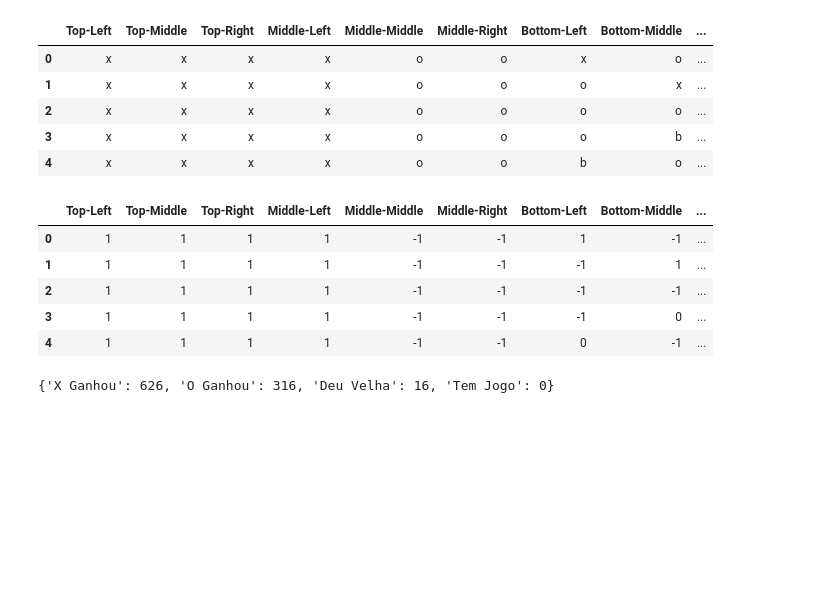
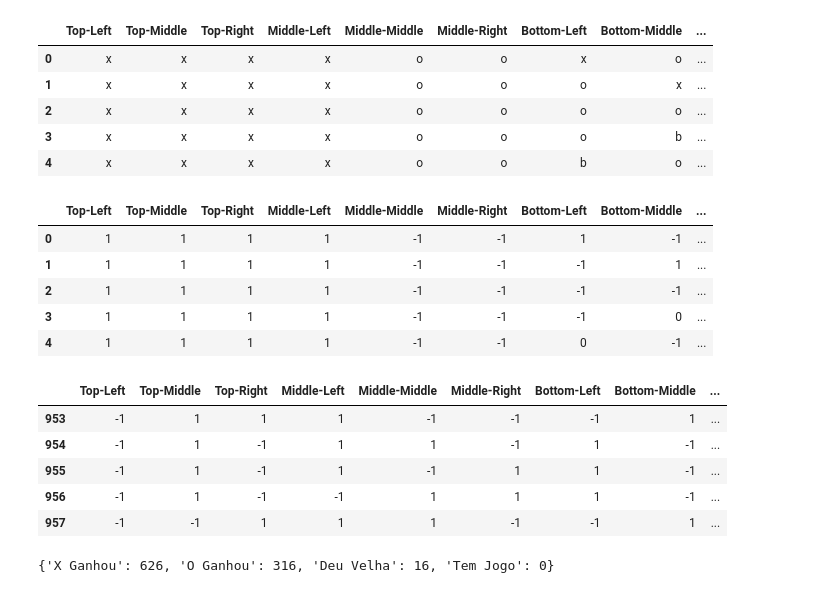
Before and after one commit to EngenhariaSoftwarePUCRS/Inteligencia_Artificial, a Jupyter notebook: Trabalho01/Trabalho01.ipynb, the cells around one changed output. Drawn from its saved outputs; the diff is of its cells as text; code cells hidden in the pictures; blank space fills up the shorter version.

Commit message:
Improved Cell Typing

```diff
--- a/Trabalho01/Trabalho01.ipynb
+++ b/Trabalho01/Trabalho01.ipynb
@@ -95,9 +106,25 @@ dataset.head(5)
 | 2 | x | x | x | x | o | o | o | o | ... |
 | 3 | x | x | x | x | o | o | o | b | ... |
 | 4 | x | x | x | x | o | o | b | o | ... |
-# %%
-for columnName in columnNames:
-  dataset[columnName] = dataset[columnName].apply(cell_to_number)
+# %%
+for index, row in dataset.iterrows():
+    board: list[Cell] = []
+    for i, cell_str in enumerate(row.array.tolist()[:-1]):
+        columnName = columnNames[i]
+        cell = to_cell(cell_str)
+        dataset.at[index, columnName] = cell.value
+        board.append(cell)
+
+    if row[targetClass] == 'positive':
+        targetValue = "X Ganhou"
+    elif has_won(CELL_O, board):
+        targetValue = "O Ganhou"
+    elif CELL_B.value in board:
+        targetValue = "Tem Jogo"
+    else:
+        targetValue = "Deu Velha"
+
+    dataset.at[index, targetClass] = targetValue
 # %%
 dataset.head(5)
 # %% [output]
@@ -107,21 +134,15 @@ dataset.head(5)
 | 2 | 1 | 1 | 1 | 1 | -1 | -1 | -1 | -1 | ... |
 | 3 | 1 | 1 | 1 | 1 | -1 | -1 | -1 | 0 | ... |
 | 4 | 1 | 1 | 1 | 1 | -1 | -1 | 0 | -1 | ... |
-# %%
-# NOTE: Run only once
-for index, row in dataset.iterrows():
-    board = row.array.tolist()[:-1]
-
-    if row[targetClass] == 'positive':
-        targetValue = "X Ganhou"
-    elif o_has_won(board):
-        targetValue = "O Ganhou"
-    elif B_VALUE in board:
-        targetValue = "Tem Jogo"
-    else:
-        targetValue = "Deu Velha"
-
-    dataset.at[index, targetClass] = targetValue
+# %%
+dataset.tail(5)
+# %% [output]
+|  | Top-Left | Top-Middle | Top-Right | Middle-Left | Middle-Middle | Middle-Right | Bottom-Left | Bottom-Middle | ... |
+| 953 | -1 | 1 | 1 | 1 | -1 | -1 | -1 | 1 | ... |
+| 954 | -1 | 1 | -1 | 1 | 1 | -1 | 1 | -1 | ... |
+| 955 | -1 | 1 | -1 | 1 | -1 | 1 | 1 | -1 | ... |
+| 956 | -1 | 1 | -1 | -1 | 1 | 1 | 1 | -1 | ... |
+| 957 | -1 | -1 | 1 | 1 | 1 | -1 | -1 | 1 | ... |
 # %%
 x_ganhou_count = dataset[targetClass].eq('X Ganhou').sum()
 o_ganhou_count = dataset[targetClass].eq('O Ganhou').sum()
```
Also changed, not shown: parts of 8 cells of this notebook.
